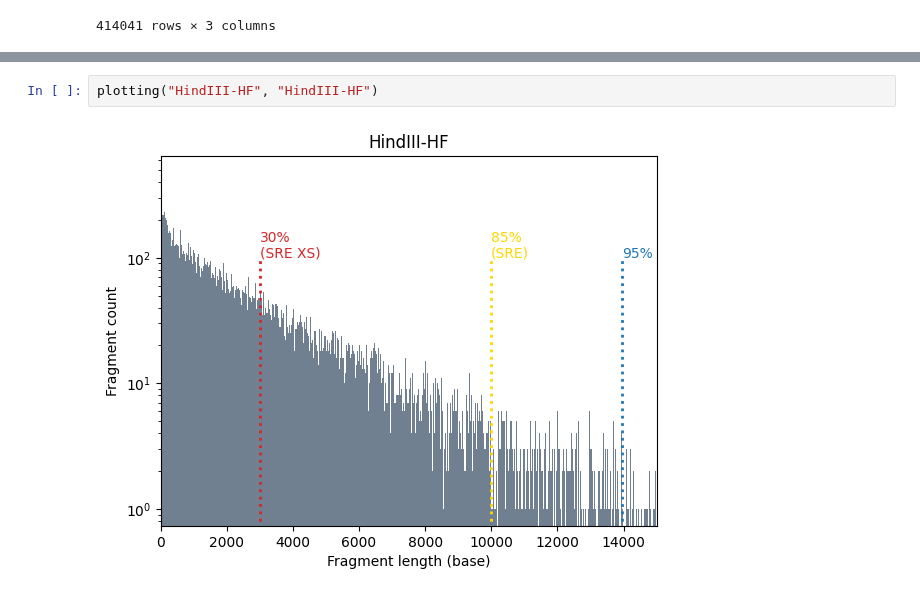
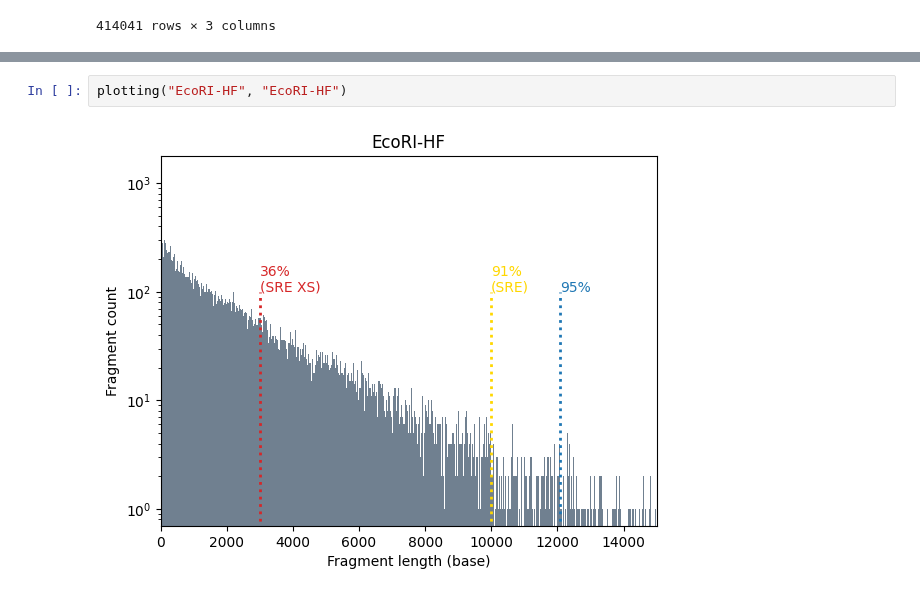
Before and after one commit to JeromeeX/wormdigester, a Jupyter notebook: wormdigester.ipynb, the cells around one changed output, grey strips where cells are left out. Saved outputs shown, nothing was run; the diff lists cells and outputs as text.

```diff
--- a/wormdigester.ipynb
+++ b/wormdigester.ipynb
@@ -156,9 +156,9 @@ def plotting(zyme1, zyme2):
  'SacI-HF' 'HpaII' 'SapI' 'XhoI' 'EcoRI-HF' 'PvuII' 'BglII' 'NcoI' 'AflII'
  'BsmAI' 'DpnI' 'MboI']
 # %%
-plotting("HindIII-HF", "HindIII-HF")
+plotting("EcoRI-HF", "EcoRI-HF")
 # %% [output]
-[figure, old version]
+[figure, new version]
 # %%
 import matplotlib.pyplot as plt
 
```
Also changed, not shown: parts of 2 cells of this notebook.
